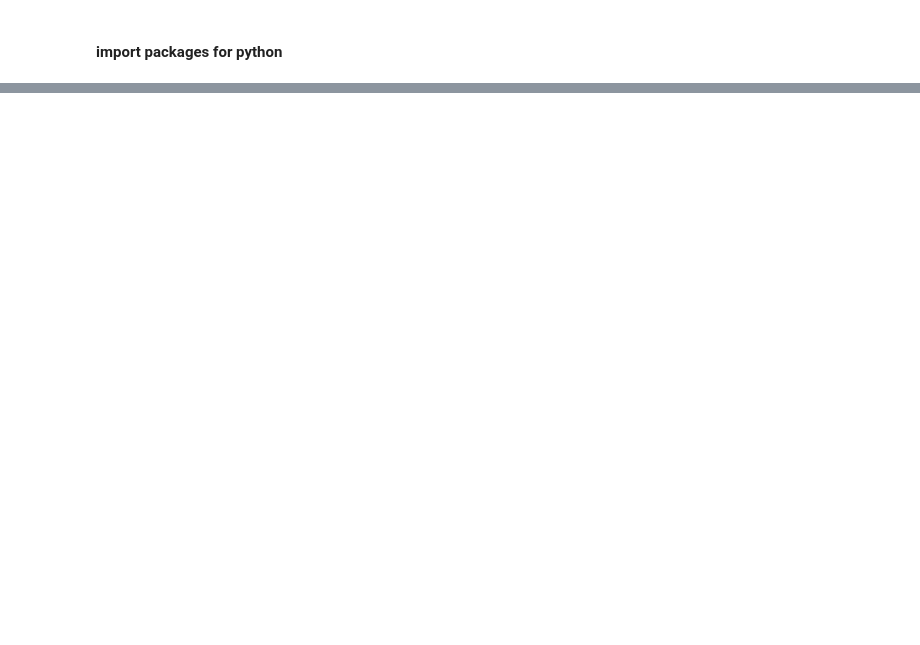
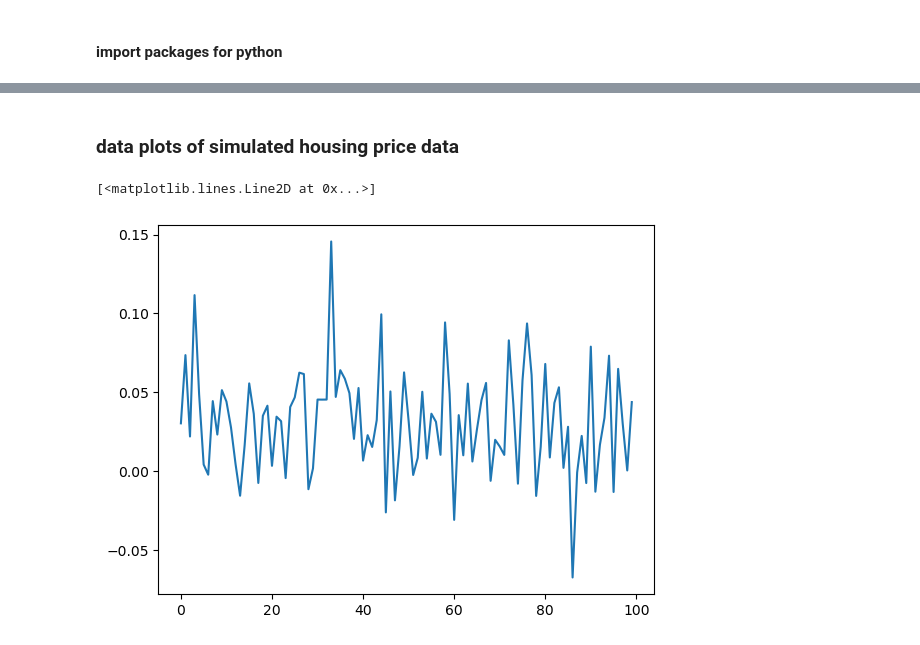
Before and after one commit to shanekeenan/prog_data_analysis, a Jupyter notebook: project1/project1.ipynb, the cells around one changed output, grey strips where cells are left out. Cells and saved outputs as stored; diff of their text form; code cells hidden in the pictures; blank space fills up the shorter version.

Commit message:
some work on simulating the data sets for each variable + a dataframe to store data and labels

```diff
--- a/project1/project1.ipynb
+++ b/project1/project1.ipynb
@@ -65,0 +91,31 @@ import seaborn
+# %%
+# seed for reproducibility
+np.random.seed(42)
+
+# Define the number of data points and the years or months (TBD)
+
+num_data_points = 100
+years = np.arange(2022, 2022 + num_data_points)
+months = np.arange(2022, 2022 + num_data_points)
+
+# Simulate housing supply (supp) as a random number between 50 and 5000 - with a uniform distribution  -- should this be uniform? perhaps a linear increase over time? add
+
+supp = np.random.uniform(50, 500, num_data_points)
+#supp = np.random.linear(50, 500, num_data_points)
+
+
+# Simulate interest rates (intra) as a normal distribution with a mean of 3% and standard deviation of 3% ? needs thinking about -
+intra = np.random.normal(0.03, 0.03, num_data_points)
+
+
+# Simulate economic growth (econ) as a normal distribution with a mean of  X % and standard deviation of X %  --- needs thinking about
+econ = np.random.normal(0.03, 0.03, num_data_points)
+
+# Simulate current affordability (afford) as a random number between 0.5 and 1.5  - perhaps earns/house price  -- needs thinking about
+afford = np.random.uniform(0.5, 1.5, num_data_points)
+
+# Simulate speculative demand (deman)  -- needs thinking about
+deman = 2
+
+# Simulate housing prices -- needs thinking about
+housing_prices = 2000
@@ -65,0 +157,9 @@ import seaborn
+# %% [markdown]
+### data plots of simulated housing price data
+# %%
+# Visualize the relationships
+
+plt.plot(econ)
+# %% [output]
+[<matplotlib.lines.Line2D at 0x...>]
+[figure, added]
```
Also changed, not shown: parts of 11 cells of this notebook.
